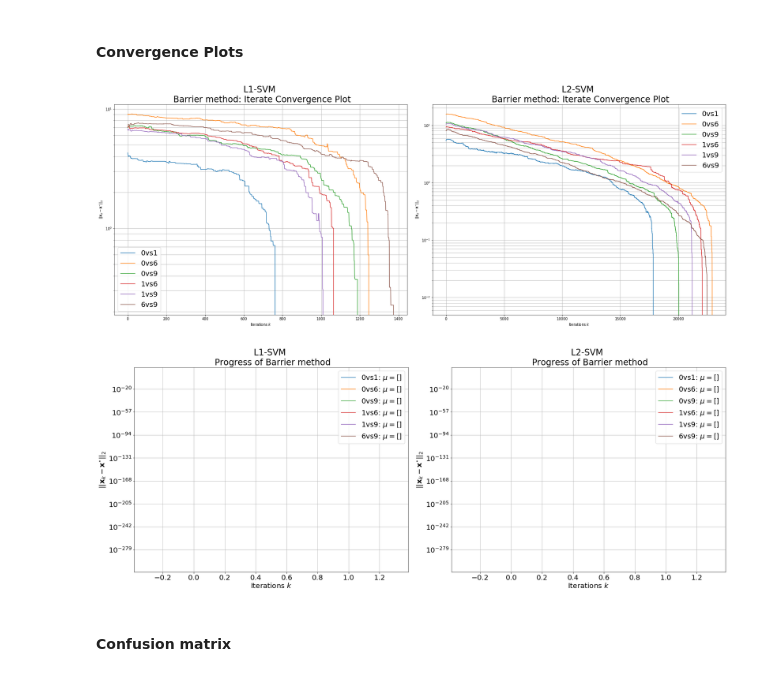
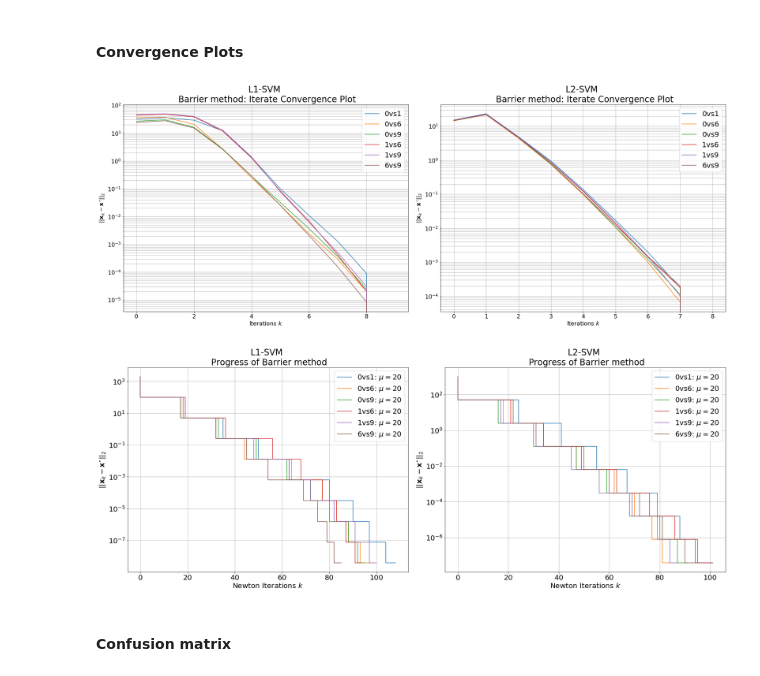
Before and after one commit to udeepam/svm, a Jupyter notebook: notebooks/main.ipynb, the cells around one changed output. Drawn from its saved outputs; the diff is of its cells as text; code cells hidden in the pictures.

```diff
--- a/notebooks/main.ipynb
+++ b/notebooks/main.ipynb
@@ -39,6 +46,7 @@ Number of test samples:            800
 Distribution of training samples:  Counter({6: 200, 9: 200, 0: 200, 1: 200})
 # %%
 # Visualise data
+plt.rcParams.update({'font.size': 16})
 fig, (ax1, ax2, ax3, ax4) = plt.subplots(1,4, figsize=(35,35))
 imx, imy = (28,28)
 visual = np.reshape(x_train[2], (imx,imy))
@@ -53,5 +61,6 @@ ax3.imshow(visual, vmin=0, vmax=1)
 visual = np.reshape(x_train[8], (imx,imy))
 ax4.set_title("Example Data Image, y="+str(int(y_train[8])))
 ax4.imshow(visual, vmin=0, vmax=1)
+# plt.savefig("report/report_pics/data.pdf", format="pdf")
 # %% [output]
 <matplotlib.image.AxesImage at 0x...>
@@ -63,7 +67,0 @@ ax4.imshow(visual, vmin=0, vmax=1)
-# %%
-from sklearn.svm import SVC as cheatSVM
-cheat_svm = cheatSVM(C=1.0,
-                     kernel='rbf',
-                     decision_function_shape='ovo')
-cheat_svm.fit(x_train, y_train)
-cheat_pred = cheat_svm.predict(x_test)
@@ -179,57 +186,63 @@ Time taken:  16.947128
 # %%
 fig, (ax1, ax2) = plt.subplots(1,2, figsize=(25,10))
 plt.rcParams.update({'font.size': 20})
 
-for ClassVsClass, info in L1_svm.opt_info.items():
+# L1-SVM
+for ClassVsClass, info in L1_barrier_svm.opt_info.items():
     ax1.plot(np.linalg.norm(np.array(info['iterates'])-info['x'], axis=1), label=ClassVsClass)
 ax1.set_title("L1-SVM \n Barrier method: Iterate Convergence Plot")
 ax1.set_ylabel("$|| \mathbf{x}_k-\mathbf{x}^{\star} ||_2$")
 ax1.set_xlabel("Iterations $k$")
 ax1.set_yscale("log")
 ax1.legend()
 ax1.grid(which='both', axis='both')
 
-for ClassVsClass, info in L2_svm.opt_info.items():
+# L2-SVM
+for ClassVsClass, info in L2_barrier_svm.opt_info.items():
     ax2.plot(np.linalg.norm(np.array(info['iterates'])-info['x'], axis=1), label=ClassVsClass)
-plt.title("L2-SVM \n Barrier method: Iterate Convergence Plot")
-plt.ylabel("$|| \mathbf{x}_k-\mathbf{x}^{\star} ||_2$")
-plt.xlabel("Iterations $k$")
-plt.yscale("log")
-plt.legend()
-plt.grid(which='both', axis='both')
+ax2.set_title("L2-SVM \n Barrier method: Iterate Convergence Plot")
+ax2.set_ylabel("$|| \mathbf{x}_k-\mathbf{x}^{\star} ||_2$")
+ax2.set_xlabel("Iterations $k$")
+ax2.set_yscale("log")
+ax2.legend()
+ax2.grid(which='both', axis='both')
+
 plt.tight_layout()
-# plt.savefig("docs/report_pics/smo_iterate_conv.pdf", format="pdf")
+# plt.savefig("report/report_pics/barrier_iterate_conv.pdf", format="pdf")
 plt.show()
 # %% [output]
-[figure, old version]
+[figure, new version]
 # %%
 fig, (ax1, ax2) = plt.subplots(1,2, figsize=(25,10))
 plt.rcParams.update({'font.size': 20})
 
-for ClassVsClass, info in L1_svm.opt_info.items():
+# L1-SVM
+for ClassVsClass, info in L1_barrier_svm.opt_info.items():
     ax1.step(np.cumsum(info['newton_iterations']), info['duality_gaps'],
              label=str(ClassVsClass)+": $\mu=$"+str(info['mu']))
 ax1.set_title("L1-SVM \n Progress of Barrier method")
 ax1.set_ylabel("$|| \mathbf{x}_k-\mathbf{x}^{\star} ||_2$")
-ax1.set_xlabel("Iterations $k$")
+ax1.set_xlabel("Newton Iterations $k$")
 ax1.set_yscale("log")
 ax1.legend()
 ax1.grid(which='both', axis='both')
 
-for ClassVsClass, info in L2_svm.opt_info.items():
+# L2-SVM
+for ClassVsClass, info in L2_barrier_svm.opt_info.items():
     ax2.step(np.cumsum(info['newton_iterations']), info['duality_gaps'],
              label=str(ClassVsClass)+": $\mu=$"+str(info['mu']))
-plt.title("L2-SVM \n Progress of Barrier method")
-plt.ylabel("$|| \mathbf{x}_k-\mathbf{x}^{\star} ||_2$")
-plt.xlabel("Iterations $k$")
-plt.yscale("log")
-plt.legend()
-plt.grid(which='both', axis='both')
+ax2.set_title("L2-SVM \n Progress of Barrier method")
+ax2.set_ylabel("$|| \mathbf{x}_k-\mathbf{x}^{\star} ||_2$")
+ax2.set_xlabel("Newton Iterations $k$")
+ax2.set_yscale("log")
+ax2.legend()
+ax2.grid(which='both', axis='both')
+
 plt.tight_layout()
-# plt.savefig("docs/report_pics/barrier_duality_gap.pdf", format="pdf")
+# plt.savefig("report/report_pics/barrier_duality_gap.pdf", format="pdf")
 plt.show()
 # %% [output]
-[figure, old version]
+[figure, new version]
 # %% [markdown]
 #### Confusion matrix
 # %%
```
Also changed, not shown: parts of 33 cells of this notebook, 8 other files.
